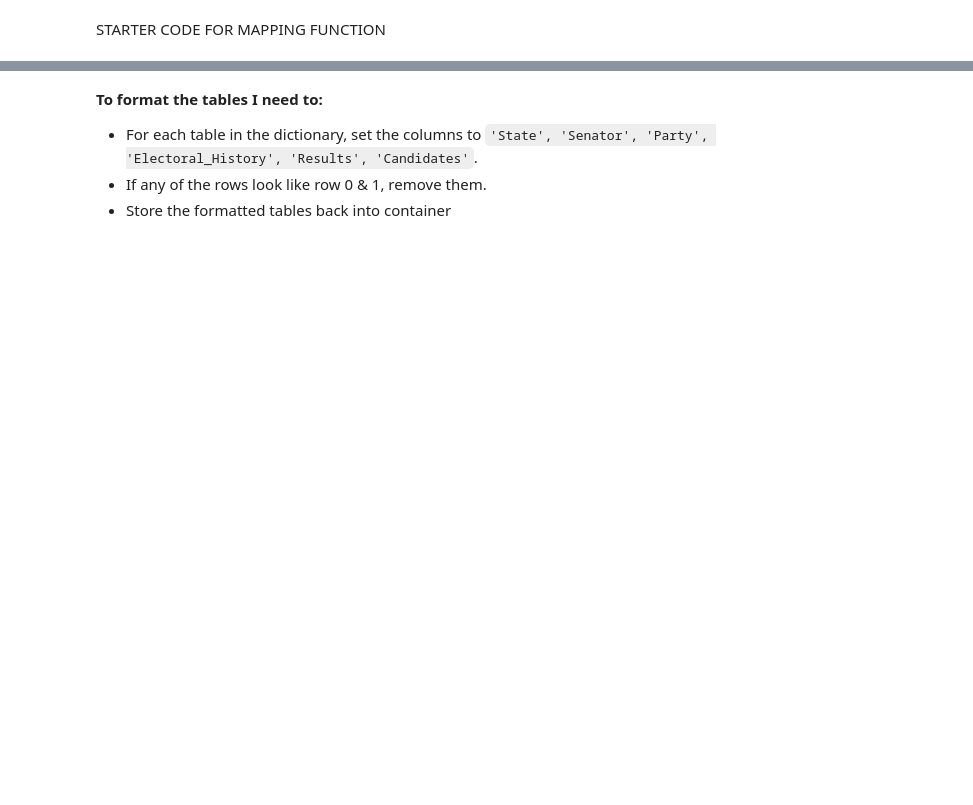
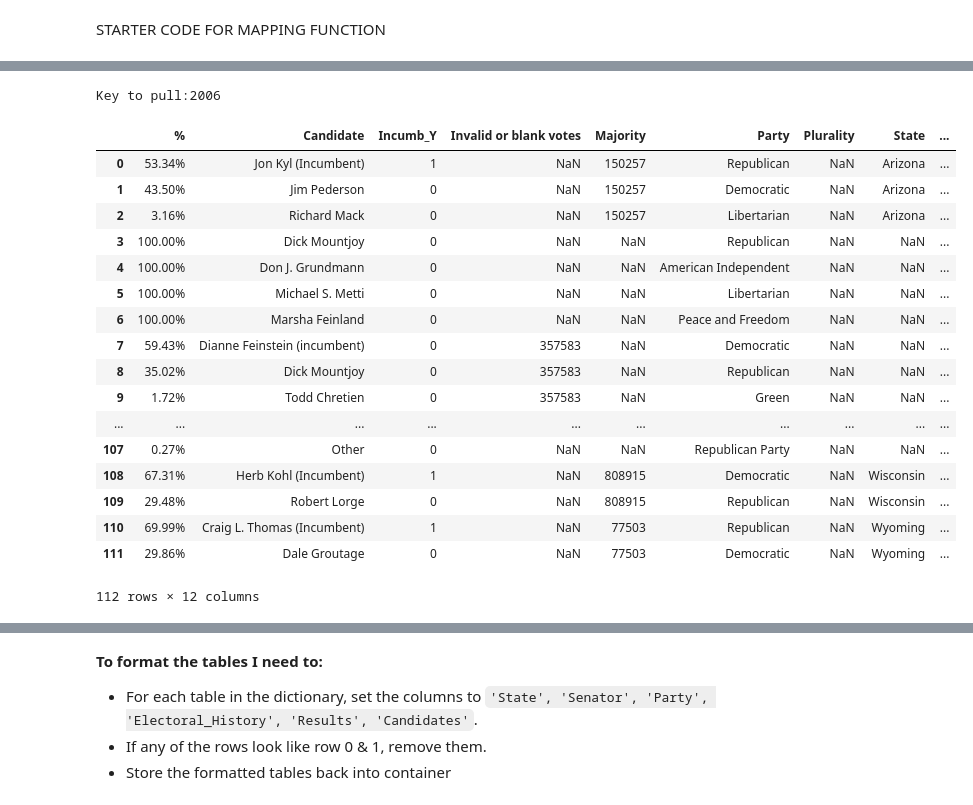
Before and after one commit to dfuller22/US_Senate_Election_Predictor, a Jupyter notebook: Playground.ipynb, the cells around one changed output, grey strips where cells are left out. Saved outputs shown, nothing was run; the diff lists cells and outputs as text; code cells hidden in the pictures; blank space fills up the shorter version.

```diff
--- a/Playground.ipynb
+++ b/Playground.ipynb
@@ -849,0 +881,22 @@ yr_sum_tables['2018']
+# %%
+table_checker(dict_=test_dict_fin)
+# %% [output]
+Key to pull:2006
+|  | % | Candidate | Incumb_Y | Invalid or blank votes | Majority | Party | Plurality | State | ... |
+| 0 | 53.34% | Jon Kyl (Incumbent) | 1 | NaN | 150257 | Republican | NaN | Arizona | ... |
+| 1 | 43.50% | Jim Pederson | 0 | NaN | 150257 | Democratic | NaN | Arizona | ... |
+| 2 | 3.16% | Richard Mack | 0 | NaN | 150257 | Libertarian | NaN | Arizona | ... |
+| 3 | 100.00% | Dick Mountjoy | 0 | NaN | NaN | Republican | NaN | NaN | ... |
+| 4 | 100.00% | Don J. Grundmann | 0 | NaN | NaN | American Independent | NaN | NaN | ... |
+| 5 | 100.00% | Michael S. Metti | 0 | NaN | NaN | Libertarian | NaN | NaN | ... |
+| 6 | 100.00% | Marsha Feinland | 0 | NaN | NaN | Peace and Freedom | NaN | NaN | ... |
+| 7 | 59.43% | Dianne Feinstein (incumbent) | 0 | 357583 | NaN | Democratic | NaN | NaN | ... |
+| 8 | 35.02% | Dick Mountjoy | 0 | 357583 | NaN | Republican | NaN | NaN | ... |
+| 9 | 1.72% | Todd Chretien | 0 | 357583 | NaN | Green | NaN | NaN | ... |
+| ... | ... | ... | ... | ... | ... | ... | ... | ... | ... |
+| 107 | 0.27% | Other | 0 | NaN | NaN | Republican Party | NaN | NaN | ... |
+| 108 | 67.31% | Herb Kohl (Incumbent) | 1 | NaN | 808915 | Democratic | NaN | Wisconsin | ... |
+| 109 | 29.48% | Robert Lorge | 0 | NaN | 808915 | Republican | NaN | Wisconsin | ... |
+| 110 | 69.99% | Craig L. Thomas (Incumbent) | 1 | NaN | 77503 | Republican | NaN | Wyoming | ... |
+| 111 | 29.86% | Dale Groutage | 0 | NaN | 77503 | Democratic | NaN | Wyoming | ... |
+112 rows × 12 columns
```
Also changed, not shown: parts of 35 cells of this notebook, 10 other files.
